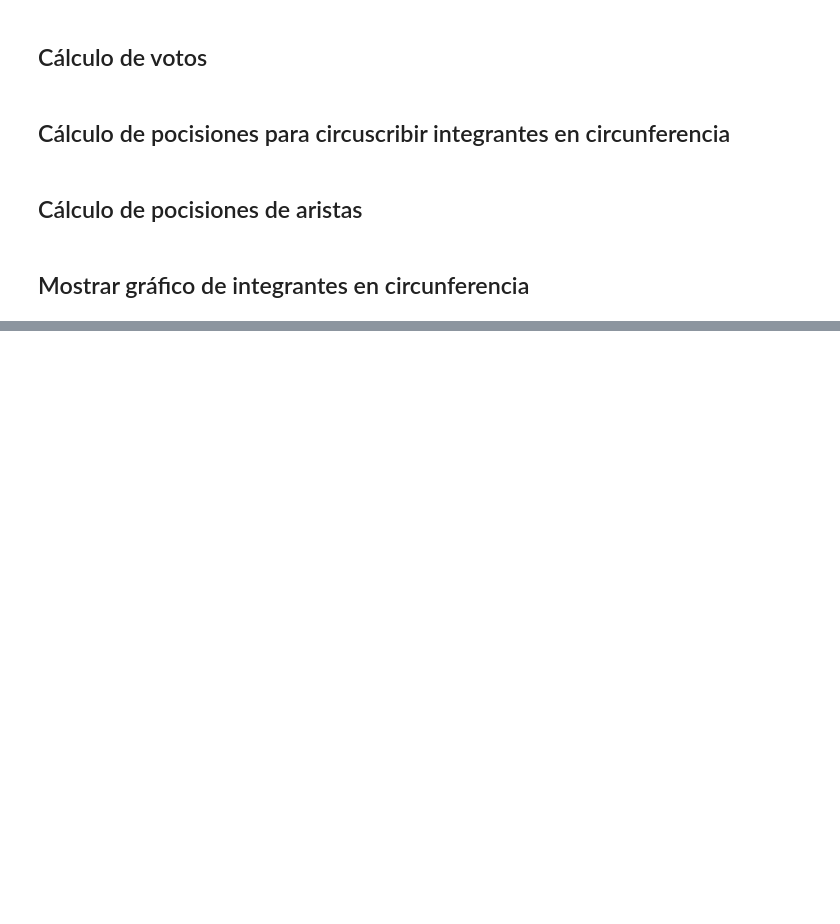
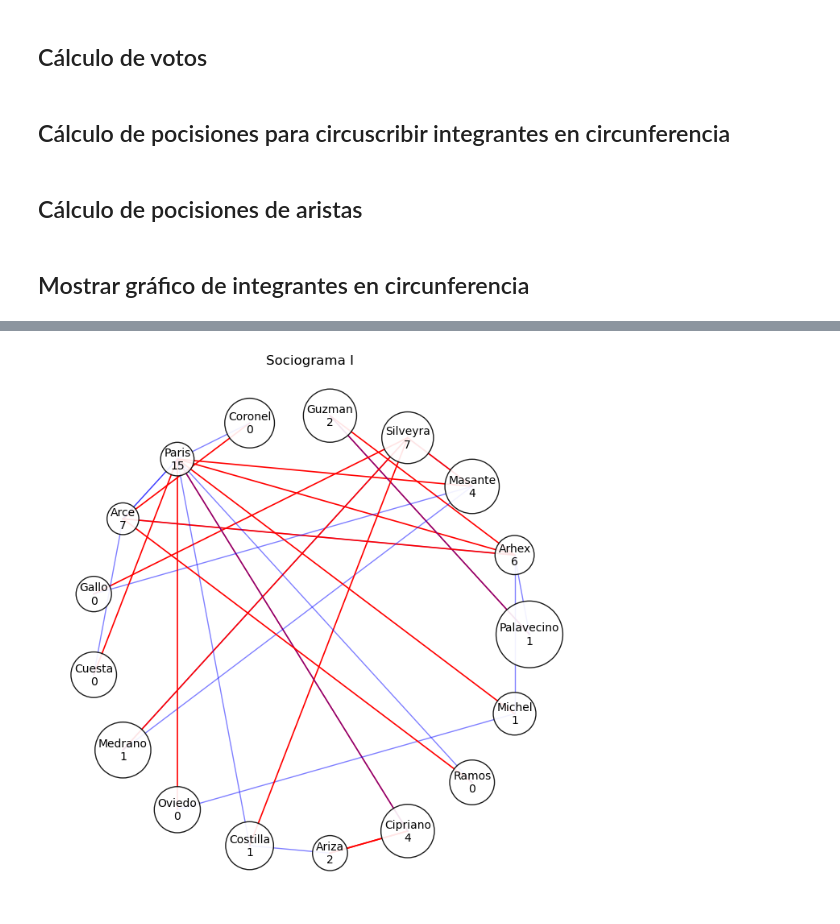
Before and after one commit to fedevirgolini/sociograma, a Jupyter notebook: sociograma.ipynb, the cells around one changed output, grey strips where cells are left out. Saved outputs shown, nothing was run; the diff lists cells and outputs as text; code cells hidden in the pictures; blank space fills up the shorter version.

```diff
--- a/sociograma.ipynb
+++ b/sociograma.ipynb
@@ -111,8 +142,10 @@ def calculateVotes(members, edges):
 
   votes = np.zeros(len(members), dtype=int)
   for vote in edges:
-    votes[vote[1]] += valueFirst
-    votes[vote[2]] += valueSecond
+    if vote[0] != vote[1]:
+      votes[vote[1]] += valueFirst
+    if vote[0] != vote[2]:
+      votes[vote[2]] += valueSecond
   return votes
 # %% [markdown]
 ## Cálculo de pocisiones para circuscribir integrantes en circunferencia
@@ -152,10 +185,17 @@ def secondEdgesCoordinates(x, y, pairs):
 # %% [markdown]
 ## Mostrar gráfico de integrantes en circunferencia
 # %%
-def drawGraph(members, edges, color = True, showVotes=True):
-  firstColor = "#0549f5" if color else "black"
-  secondColor = "#0eebca" if color else "black"
-  getVotes = lambda member, votes : (member, member + "\n" + str(votes))[showVotes]
+def drawGraph(members, edges, title, color = True, showVotes=True):
+  if color:
+    colors = ("red", "blue")
+    width = (1.2, 1)
+    opacity = (1, 0.5)
+  else:
+    colors = ("black", "black")
+    width = (1, 1)
+    opacity = (1, 1)
+
+  getVotes = lambda member, votes : (member, str(member) + "\n" + str(votes))[showVotes]
 
   membersx, membersy = membersCoordinates(len(members))
   firstx, firsty = firstEdgesCoordinates(membersx, membersy, edges)
@@ -164,10 +204,11 @@ def drawGraph(members, edges, color = True, showVotes=True):
 
   # Configuración de la figura
   plt.figure(figsize=(len(members)/2, len(members)/2))
-  plt.xlim(-1.1, 1.1)
-  plt.ylim(-1.1, 1.1)
+  plt.xlim(-1.2, 1.2)
+  plt.ylim(-1.2, 1.2)
   plt.axis('off')
   plt.axis('square')
+  plt.title(title)
 
   # Ploteamos los integrantes
   for i in range(len(members)):
@@ -177,5 +218,5 @@ def drawGraph(members, edges, color = True, showVotes=True):
 
   # Ploteamos las aristas
   for i in range(len(firstx)):
-    plt.plot(firstx[i], firsty[i], color=firstColor, linewidth=1)
-    plt.plot(secondx[i], secondy[i], color=secondColor, linewidth=1)
+    plt.plot(firstx[i], firsty[i], color=colors[0], linewidth=width[0], alpha=opacity[0])
+    plt.plot(secondx[i], secondy[i], color=colors[1], linewidth=width[1], alpha=opacity[1])
@@ -199,0 +223,5 @@ drawGraph(equipo, aristas_equipo_III)
+# %%
+# Sociograma Usuarios
+drawGraph(quintoP_nombres, aristas_quintoP_I, "Sociograma I")
+# %% [output]
+[figure, added]
```
Also changed, not shown: parts of 10 cells of this notebook.
